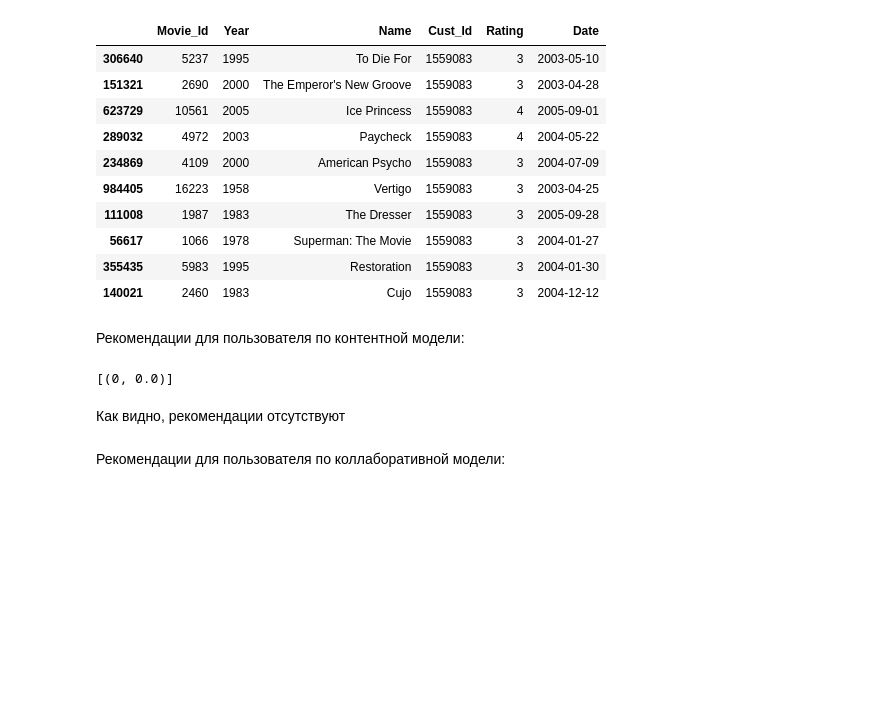
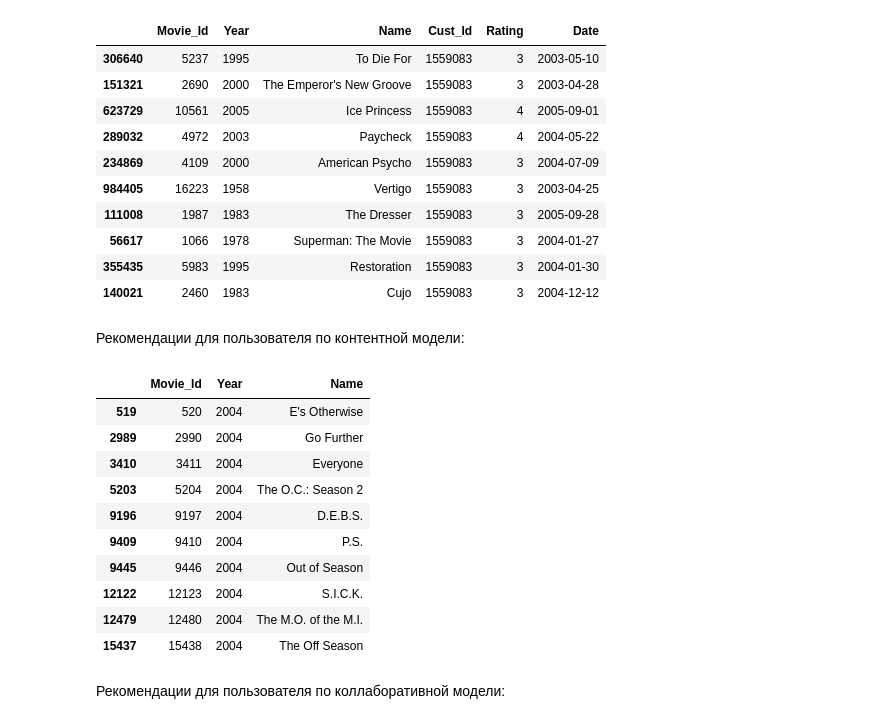
Before and after one commit to AlxndrVslv/data-science, a Jupyter notebook: 11_recommender_system/05_hands_on_project/HW5_Fast.ipynb, the cells around one changed output. Cells and saved outputs as stored; diff of their text form; code cells hidden in the pictures; blank space fills up the shorter version.

```diff
--- a/11_recommender_system/05_hands_on_project/HW5_Fast.ipynb
+++ b/11_recommender_system/05_hands_on_project/HW5_Fast.ipynb
@@ -691,12 +771,21 @@ df_test[df_test['Cust_Id'] == 1559083].head(10)
 | 140021 | 2460 | 1983 | Cujo | 1559083 | 3 | 2004-12-12 |
 # %% [markdown]
 Рекомендации для пользователя по контентной модели:
-# %%
-recommend.content_recs[1559083]
-# %% [output]
-[(0, 0.0)]
-# %% [markdown]
-Как видно, рекомендации отсутствуют
+# %%
+rec_mids = [mid for mid, r in recommend.content_recs[1559083]]
+movies_df[movies_df['Movie_Id'].isin(rec_mids)]
+# %% [output]
+|  | Movie_Id | Year | Name |
+| 519 | 520 | 2004 | E's Otherwise |
+| 2989 | 2990 | 2004 | Go Further |
+| 3410 | 3411 | 2004 | Everyone |
+| 5203 | 5204 | 2004 | The O.C.: Season 2 |
+| 9196 | 9197 | 2004 | D.E.B.S. |
+| 9409 | 9410 | 2004 | P.S. |
+| 9445 | 9446 | 2004 | Out of Season |
+| 12122 | 12123 | 2004 | S.I.C.K. |
+| 12479 | 12480 | 2004 | The M.O. of the M.I. |
+| 15437 | 15438 | 2004 | The Off Season |
 # %% [markdown]
 Рекомендации для пользователя по коллаборативной модели:
 # %%
```
Also changed, not shown: parts of 24 cells of this notebook.
